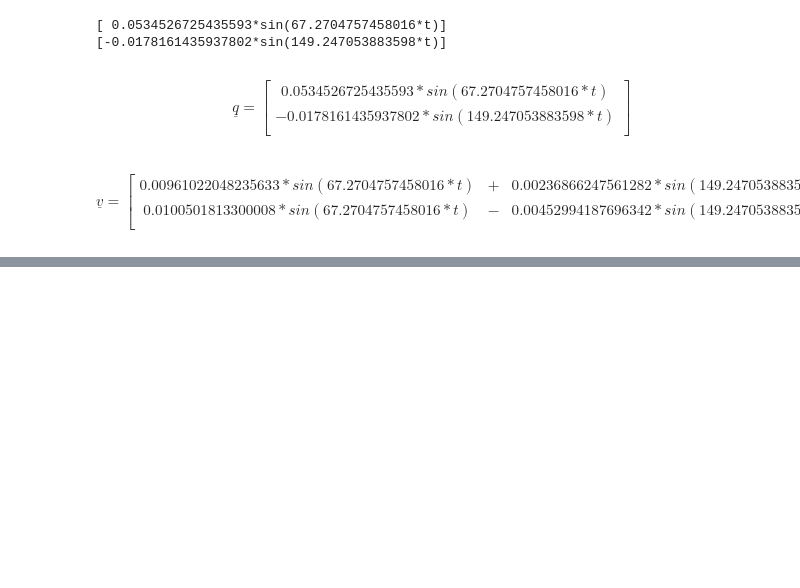
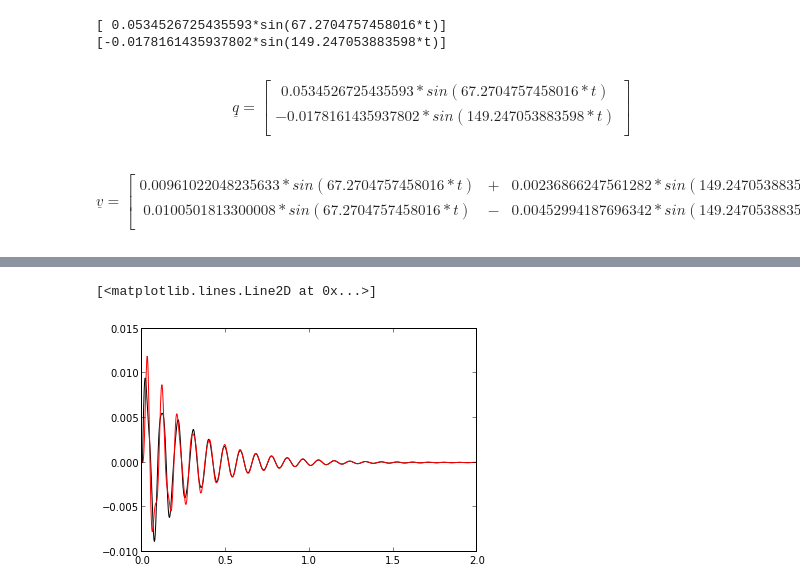
Before and after one commit to durox/myNotebooks, a Jupyter notebook: BIW3-01 Vorrechnen 6.ipynb, the cells around one changed output, grey strips where cells are left out. Drawn from its saved outputs; the diff is of its cells as text; code cells hidden in the pictures; blank space fills up the shorter version.

```diff
--- a/BIW3-01 Vorrechnen 6.ipynb
+++ b/BIW3-01 Vorrechnen 6.ipynb
@@ -245,0 +303,2 @@ $$\underline v = \begin{bmatrix}
+# %%
+v = sp.Matrix(V_N2) * q
@@ -245,0 +314,9 @@ $$\underline v = \begin{bmatrix}
+# %%
+vt1 = lambdify(t, v[0], modules=['numpy'])
+vt2 = lambdify(t, v[1], modules=['numpy'])
+tp = linspace(0, 2, num=1000)
+plot(tp, vt1(tp), 'k')
+plot(tp, vt2(tp), 'r')
+# %% [output]
+[<matplotlib.lines.Line2D at 0x...>]
+[figure, added]
```
Also changed, not shown: parts of 11 cells of this notebook.
